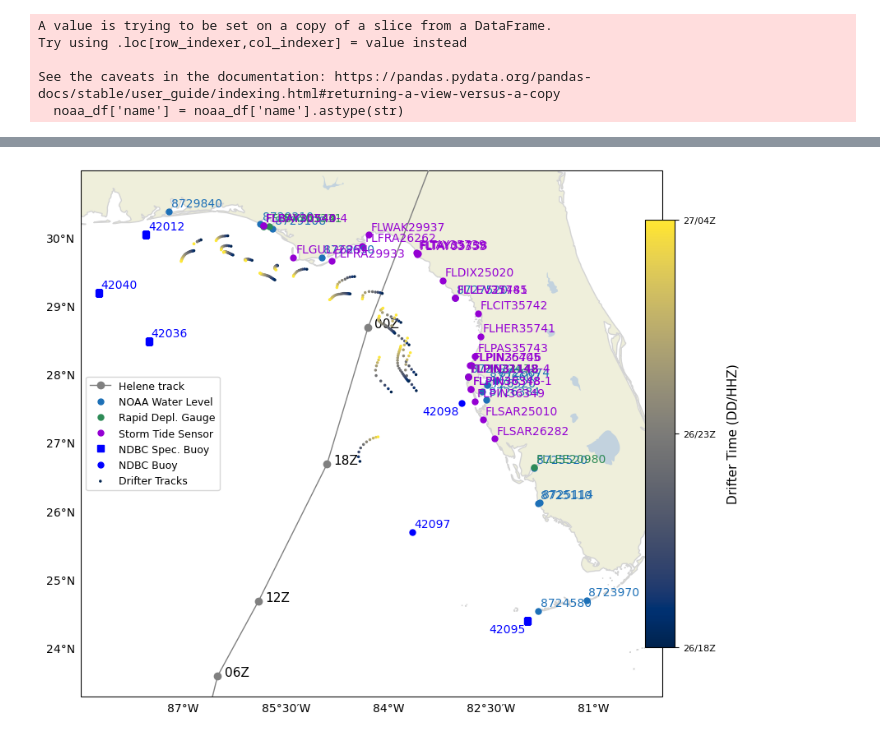
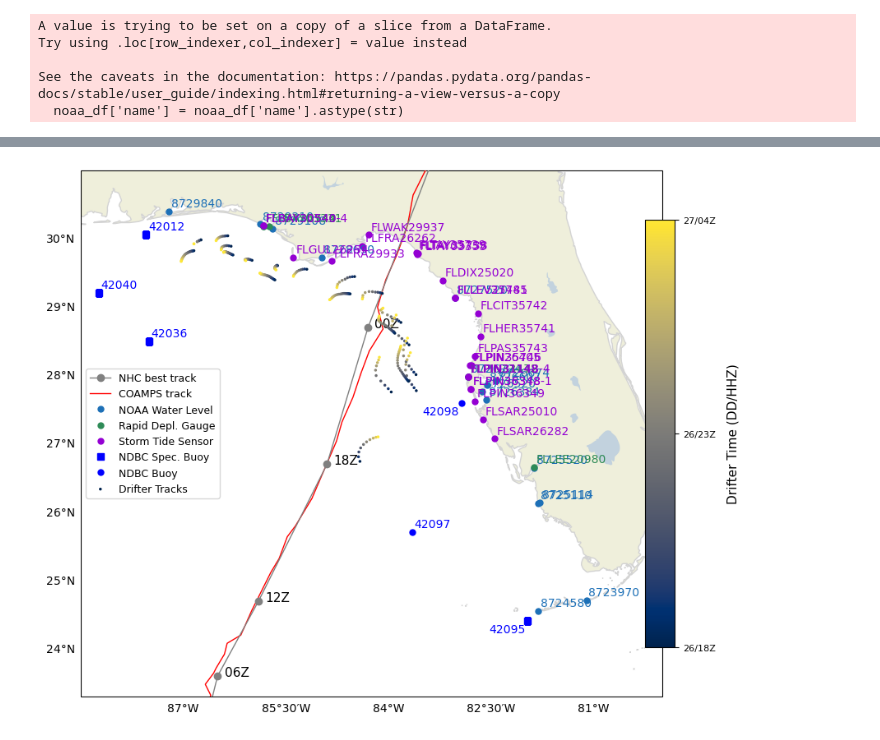
Before and after one commit to csherwood-usgs/NOPP_comparison, a Jupyter notebook: Observations_map_helene.ipynb, the cells around one changed output, grey strips where cells are left out. Drawn from its saved outputs; the diff is of its cells as text; code cells hidden in the pictures.

```diff
--- a/Observations_map_helene.ipynb
+++ b/Observations_map_helene.ipynb
@@ -83,6 +84,9 @@ hurpth = np.array(list(zip(ln1,lt1)))
 hhmm = []
 for i in gd1.HHMM:
     hhmm.append(i[:2] + 'Z')
+# %%
+# Read COAMPS best track (from Mark Carson)
+bt_df=pd.read_csv( "forc2_hele.csv" )
 # %%
 cpc = crs.PlateCarree()
 
@@ -96,11 +100,13 @@ ax1.add_feature(cf.LAKES, alpha=0.5)
 ## That sets up the plot.  To plot something, I'll just open the shapefile with the nhc best track
 gl = ax1.gridlines(draw_labels=True, dms=True, x_inline=False, y_inline=False)
 
-# plot NOAA best tract
-ax1.plot(hurpth[:,0],hurpth[:,1],'o-', markersize=6, linewidth=1, c='gray', zorder=5, label='Helene track')
+# plot NOAA best track
+ax1.plot(hurpth[:,0],hurpth[:,1],'o-', markersize=6, linewidth=1, c='gray', zorder=5, label='NHC best track')
 offset = 0.1
 for xy in range(len(hhmm)):
     ax1.annotate(hhmm[xy], (hurpth[xy, 0]+offset, hurpth[xy, 1]), size=11, annotation_clip=True)
+
+ax1.plot( bt_df["lon"],bt_df["lat"], '-', linewidth=1, c='red', zorder=4, label='COAMPS track' )
 
 # plot NOAA water level
 ax1.plot(noaa_df['longitude'],noaa_df['latitude'],'.',color=noaa_blue,ms=10,label='NOAA Water Level')
@@ -179,31 +185,31 @@ for btype in spots.keys():
         #ax1.annotate(f'{bt2}_{buoy2}', xy=(df1a.longitude[0], df1a.latitude[0]), size=8)
 
 gl.top_labels = False  # Turn off labels on the top
 gl.right_labels = False  # Turn off labels on the right
 gl.xlines = False  # Hide longitude gridlines
 gl.ylines = False  # Hide latitude gridlines
 ax1.legend(loc='center left',fontsize=9)
 
 # # Add a North arrow
 # ax1.text(0.05, 0.9, 'N', transform=ax1.transAxes, ha='center', va='center', fontsize=16,
 #         fontweight='bold', color='black')
 # ax1.annotate('', xy=(0.05, 0.85), xytext=(0.05, 0.75), xycoords='axes fraction',
 #             arrowprops=dict(facecolor='black', width=4, headwidth=10))
 
 
 
 dtticks = dt1a[[0,int(dt1a.size//2),-1]]
 cbticks = []
 dstr = []
 for i in dtticks:
     cbticks.append(i.tolist())
     dstr.append(str(i)[8:13].replace('T','/') + 'Z')
 cax = fig1.add_axes((0.89,0.2,0.04,0.65))
 cb1 = plt.colorbar(sct1a,cax=cax, orientation='vertical', ticks=cbticks)
 cb1.set_ticklabels(dstr,size=8)
 cb1.set_label('Drifter Time (DD/HHZ)', fontsize=11, labelpad=10)  # Add caption
 
 plt.savefig(figure_dir+'observations_map_helene.png', dpi=300, bbox_inches='tight')
 plt.savefig(figure_dir+'observations_map_helene.svg', dpi=300, bbox_inches='tight')
 # %% [output]
-[figure, old version]
+[figure, new version]
```
Also changed, not shown: parts of 1 cell of this notebook, 1 other file.
